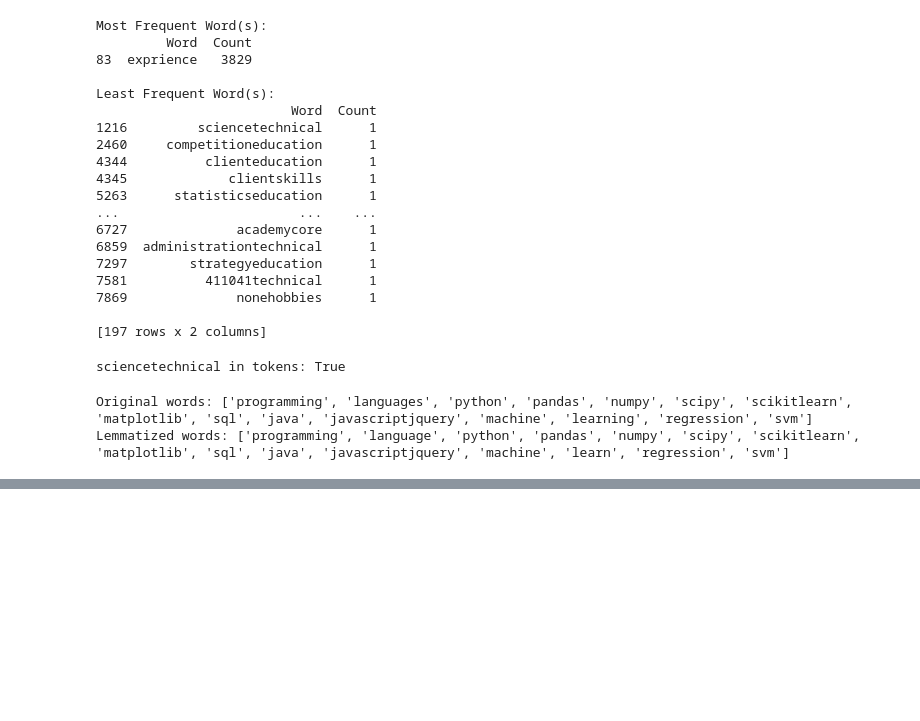
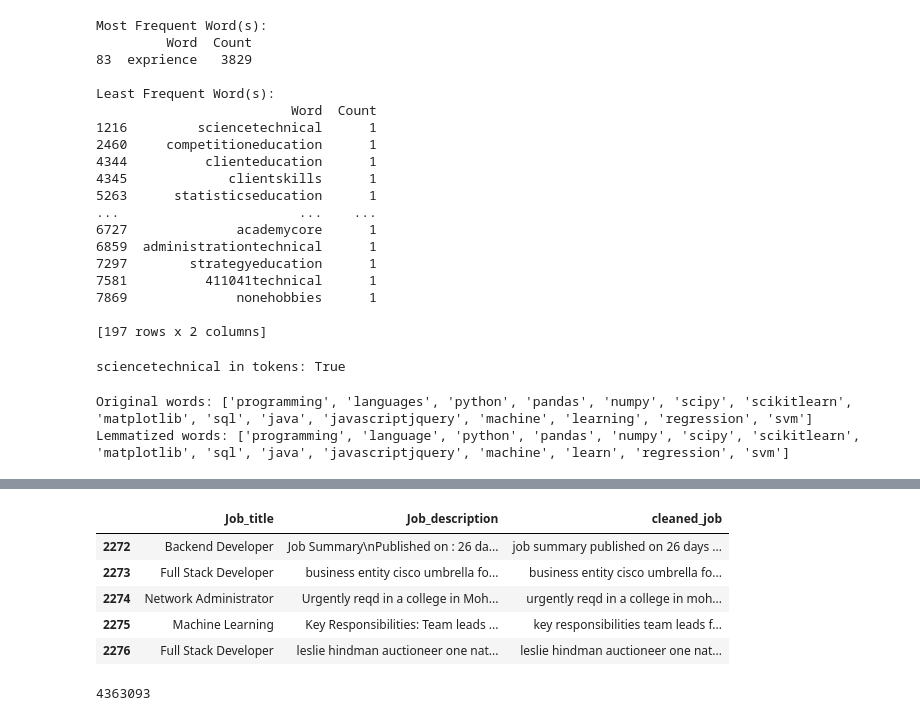
Before and after one commit to senghok510/Resume_matching, a Jupyter notebook: notebooks/data_preprocessing.ipynb, the cells around one changed output, grey strips where cells are left out. Saved outputs shown, nothing was run; the diff lists cells and outputs as text; code cells hidden in the pictures; blank space fills up the shorter version.

```diff
--- a/notebooks/data_preprocessing.ipynb
+++ b/notebooks/data_preprocessing.ipynb
@@ -480,0 +517,9 @@ modelling
+# %%
+job.tail()
+# %% [output]
+|  | Job_title | Job_description | cleaned_job |
+| 2272 | Backend Developer | Job Summary\nPublished on : 26 da... | job summary published on 26 days ... |
+| 2273 | Full Stack Developer | business entity cisco umbrella fo... | business entity cisco umbrella fo... |
+| 2274 | Network Administrator | Urgently reqd in a college in Moh... | urgently reqd in a college in moh... |
+| 2275 | Machine Learning | Key Responsibilities: Team leads ... | key responsibilities team leads f... |
+| 2276 | Full Stack Developer | leslie hindman auctioneer one nat... | leslie hindman auctioneer one nat... |
@@ -480,0 +531,4 @@ modelling
+# %%
+len(jobs)
+# %% [output]
+4363093
```
Also changed, not shown: parts of 18 cells of this notebook.
